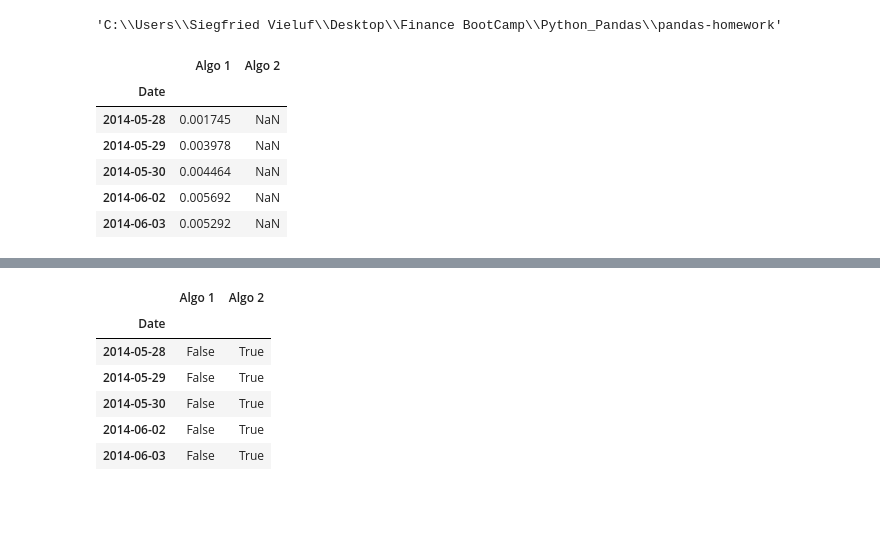
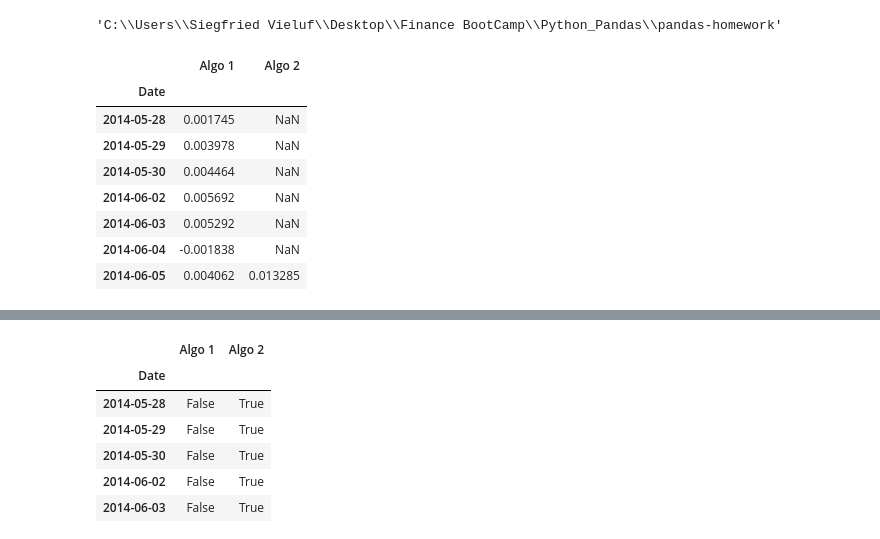
Before and after one commit to Vielufs/pandas-homework, a Jupyter notebook: pandashw.ipynb, the cells around one changed output, grey strips where cells are left out. Drawn from its saved outputs; the diff is of its cells as text; code cells hidden in the pictures; blank space fills up the shorter version.

```diff
--- a/pandashw.ipynb
+++ b/pandashw.ipynb
@@ -24,14 +29,16 @@ sp500_df = pd.read_csv(sp500_data,index_col='Date',infer_datetime_format=True,pa
 # %%
 # sampling dataframes
-algo_df.head()
+algo_df.head(7)
 # %% [output]
 |  | Algo 1 | Algo 2 |
 | Date |  |  |
 | 2014-05-28 | 0.001745 | NaN |
 | 2014-05-29 | 0.003978 | NaN |
 | 2014-05-30 | 0.004464 | NaN |
 | 2014-06-02 | 0.005692 | NaN |
 | 2014-06-03 | 0.005292 | NaN |
+| 2014-06-04 | -0.001838 | NaN |
+| 2014-06-05 | 0.004062 | 0.013285 |
 # %%
 whale_df.sample(5)
 # %% [output]
```
Also changed, not shown: parts of 33 cells of this notebook, 5 other files.
